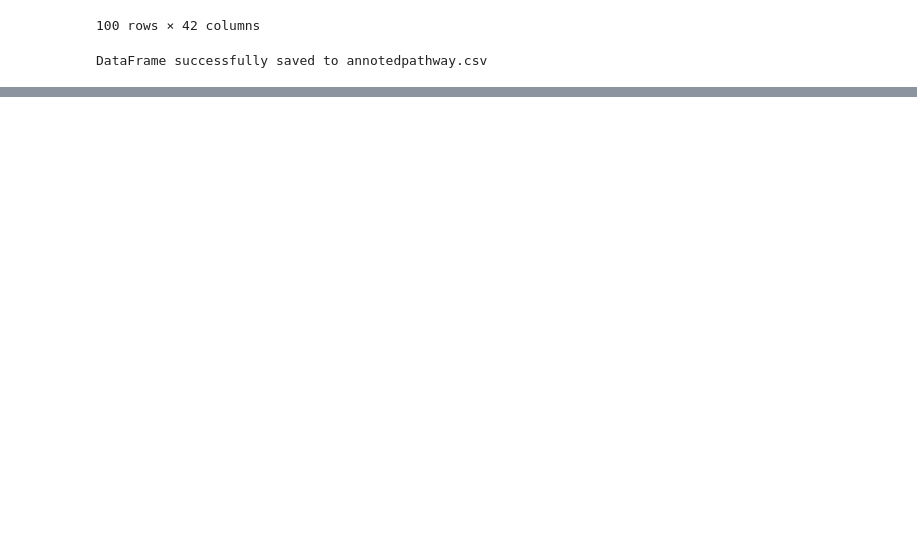
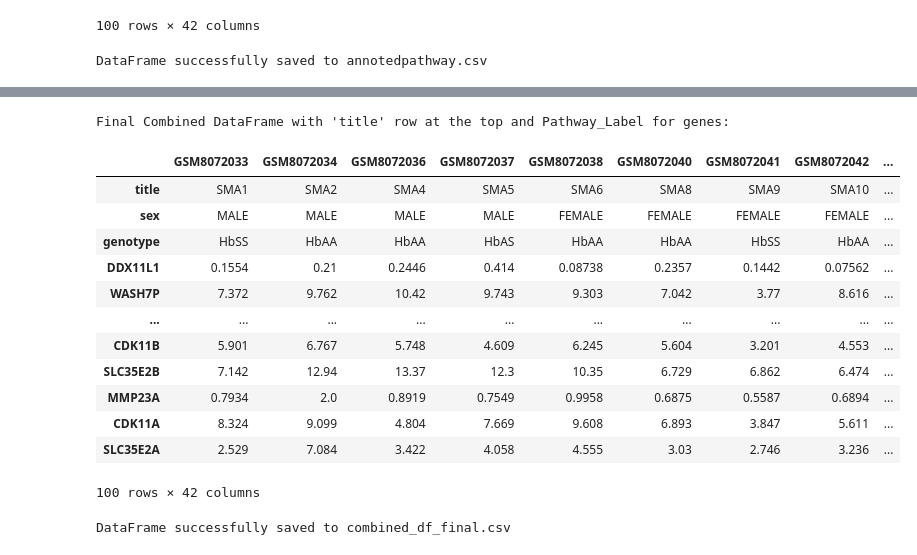
Before and after one commit to Edem-m/JaxProject_Edem-Jaimie, a Jupyter notebook: Jaxproject_Edem_Jaimie.ipynb, the cells around one changed output, grey strips where cells are left out. Drawn from its saved outputs; the diff is of its cells as text; code cells hidden in the pictures; blank space fills up the shorter version.

```diff
--- a/Jaxproject_Edem_Jaimie.ipynb
+++ b/Jaxproject_Edem_Jaimie.ipynb
@@ -694,0 +659,53 @@ Sample information DataFrame with cleaned titles and sample IDs:
+# %%
+# 3. Add the 'title' row from sample_info to the top
+
+# We need the 'title' information, which is present in `meta_parsed`. (`metadata` no longer has 'title' as a column).
+# Create a Series mapping unquoted sample_id to unquoted title.
+title_mapping = meta_parsed.set_index(meta_parsed['sample_id'].str.strip('"'))['title'].str.strip('"')
+
+# Get the sample IDs that are columns in combined_df_no_nan_cols.
+# These are the columns for which we need title information.
+data_sample_cols = [col for col in combined_df_no_nan_cols.columns if col != 'Pathway_Label']
+
+# Create a DataFrame for the title row, ensuring it only contains relevant sample IDs
+# and is transposed to be a single row with sample IDs as columns.
+title_row_df = title_mapping.loc[data_sample_cols].to_frame().T
+title_row_df.index = ['title'] # Set the index name for the new row
+
+# Ensure title_row_df has the 'Pathway_Label' column (with NaN) and the same column order
+# as the combined_df_no_nan_cols (which will become combined_df_final later).
+title_row_df['Pathway_Label'] = np.nan
+
+# Prepare combined_df_final by ensuring column order.
+# The `combined_df_no_nan_cols` already has the correct sample columns and `Pathway_Label`.
+# We just need to ensure `title_row_df` has the same column order before concatenation.
+final_column_order = data_sample_cols + ['Pathway_Label']
+title_row_df = title_row_df[final_column_order] # Reorder columns of title_row_df
+
+# Concatenate the 'title' row at the very top with combined_df_no_nan_cols
+combined_df_final = pd.concat([title_row_df, combined_df_no_nan_cols], axis=0)
+
+print("Final Combined DataFrame with 'title' row at the top and Pathway_Label for genes:")
+display(combined_df_final.head(100))
+# %% [output]
+Final Combined DataFrame with 'title' row at the top and Pathway_Label for genes:
+|  | GSM8072033 | GSM8072034 | GSM8072036 | GSM8072037 | GSM8072038 | GSM8072040 | GSM8072041 | GSM8072042 | ... |
+| title | SMA1 | SMA2 | SMA4 | SMA5 | SMA6 | SMA8 | SMA9 | SMA10 | ... |
+| sex | MALE | MALE | MALE | MALE | FEMALE | FEMALE | FEMALE | FEMALE | ... |
+| genotype | HbSS | HbAA | HbAA | HbAS | HbAA | HbAA | HbSS | HbAA | ... |
+| DDX11L1 | 0.1554 | 0.21 | 0.2446 | 0.414 | 0.08738 | 0.2357 | 0.1442 | 0.07562 | ... |
+| WASH7P | 7.372 | 9.762 | 10.42 | 9.743 | 9.303 | 7.042 | 3.77 | 8.616 | ... |
+| ... | ... | ... | ... | ... | ... | ... | ... | ... | ... |
+| CDK11B | 5.901 | 6.767 | 5.748 | 4.609 | 6.245 | 5.604 | 3.201 | 4.553 | ... |
+| SLC35E2B | 7.142 | 12.94 | 13.37 | 12.3 | 10.35 | 6.729 | 6.862 | 6.474 | ... |
+| MMP23A | 0.7934 | 2.0 | 0.8919 | 0.7549 | 0.9958 | 0.6875 | 0.5587 | 0.6894 | ... |
+| CDK11A | 8.324 | 9.099 | 4.804 | 7.669 | 9.608 | 6.893 | 3.847 | 5.611 | ... |
+| SLC35E2A | 2.529 | 7.084 | 3.422 | 4.058 | 4.555 | 3.03 | 2.746 | 3.236 | ... |
+100 rows × 42 columns
+# %%
+output_filename = "combined_df_final.csv"
+combined_df_final.to_csv(output_filename, index=True)
+
+print(f"DataFrame successfully saved to {output_filename}")
+# %% [output]
+DataFrame successfully saved to combined_df_final.csv
```
Also changed, not shown: parts of 21 cells of this notebook.
